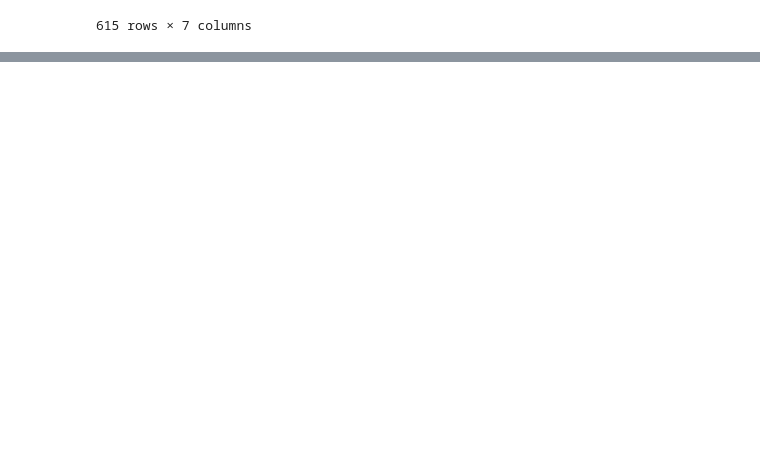
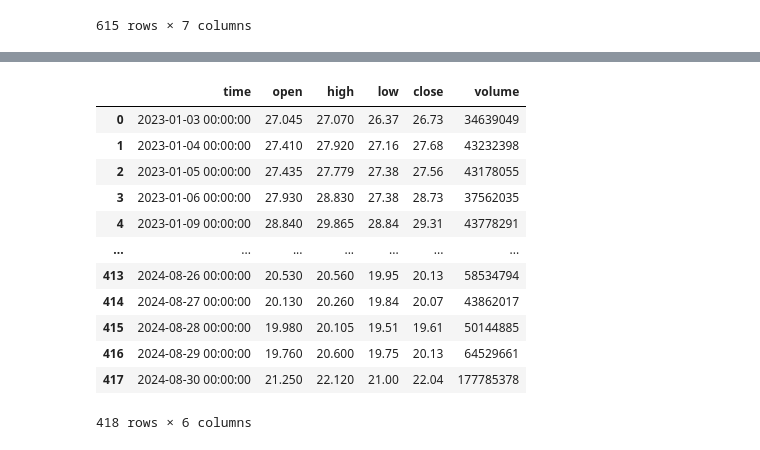
Before and after one commit to Belayohio/project_1, a Jupyter notebook: MP_work_notebook.ipynb, the cells around one changed output, grey strips where cells are left out. Saved outputs shown, nothing was run; the diff lists cells and outputs as text; code cells hidden in the pictures; blank space fills up the shorter version.

```diff
--- a/MP_work_notebook.ipynb
+++ b/MP_work_notebook.ipynb
@@ -202,0 +200,17 @@ amd_df
+# %%
+intc_df = fetch_data('INTC', '2023-01-01', '2024-09-01')
+intc_df
+# %% [output]
+|  | time | open | high | low | close | volume |
+| 0 | 2023-01-03 00:00:00 | 27.045 | 27.070 | 26.37 | 26.73 | 34639049 |
+| 1 | 2023-01-04 00:00:00 | 27.410 | 27.920 | 27.16 | 27.68 | 43232398 |
+| 2 | 2023-01-05 00:00:00 | 27.435 | 27.779 | 27.38 | 27.56 | 43178055 |
+| 3 | 2023-01-06 00:00:00 | 27.930 | 28.830 | 27.38 | 28.73 | 37562035 |
+| 4 | 2023-01-09 00:00:00 | 28.840 | 29.865 | 28.84 | 29.31 | 43778291 |
+| ... | ... | ... | ... | ... | ... | ... |
+| 413 | 2024-08-26 00:00:00 | 20.530 | 20.560 | 19.95 | 20.13 | 58534794 |
+| 414 | 2024-08-27 00:00:00 | 20.130 | 20.260 | 19.84 | 20.07 | 43862017 |
+| 415 | 2024-08-28 00:00:00 | 19.980 | 20.105 | 19.51 | 19.61 | 50144885 |
+| 416 | 2024-08-29 00:00:00 | 19.760 | 20.600 | 19.75 | 20.13 | 64529661 |
+| 417 | 2024-08-30 00:00:00 | 21.250 | 22.120 | 21.00 | 22.04 | 177785378 |
+418 rows × 6 columns
```
Also changed, not shown: parts of 4 cells of this notebook.
